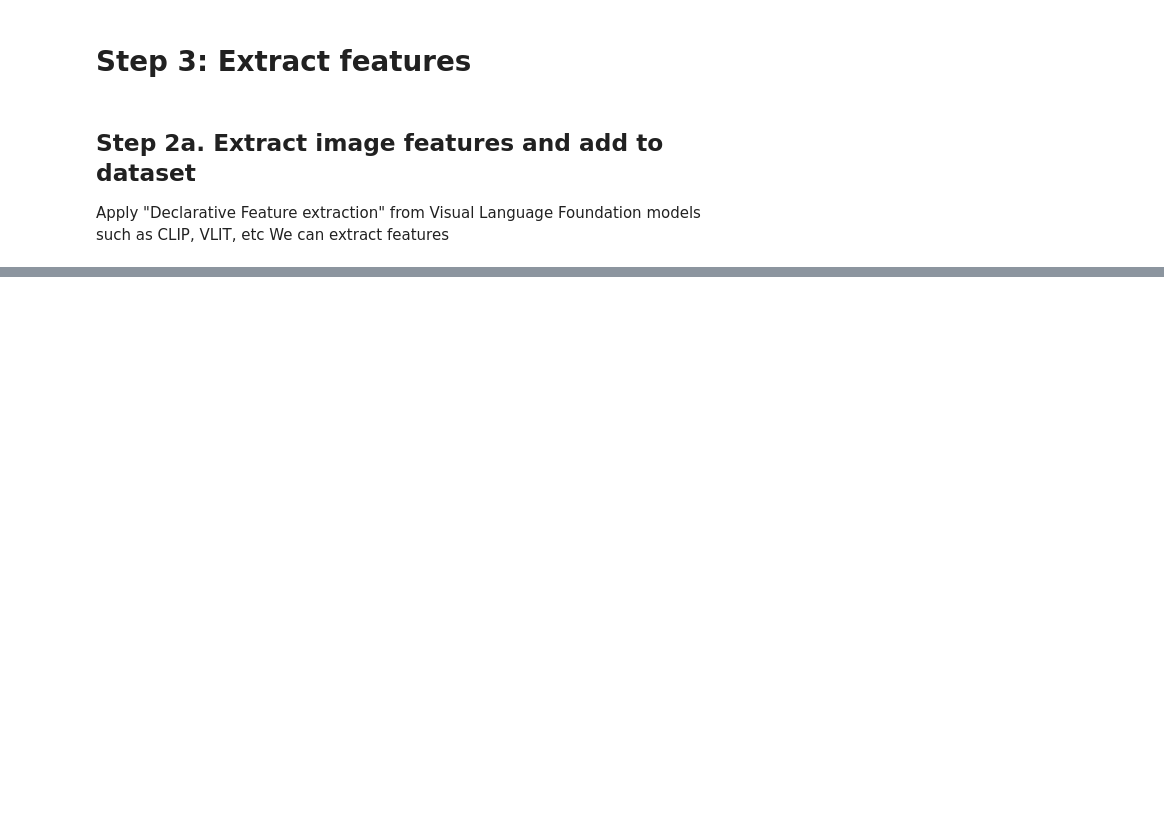
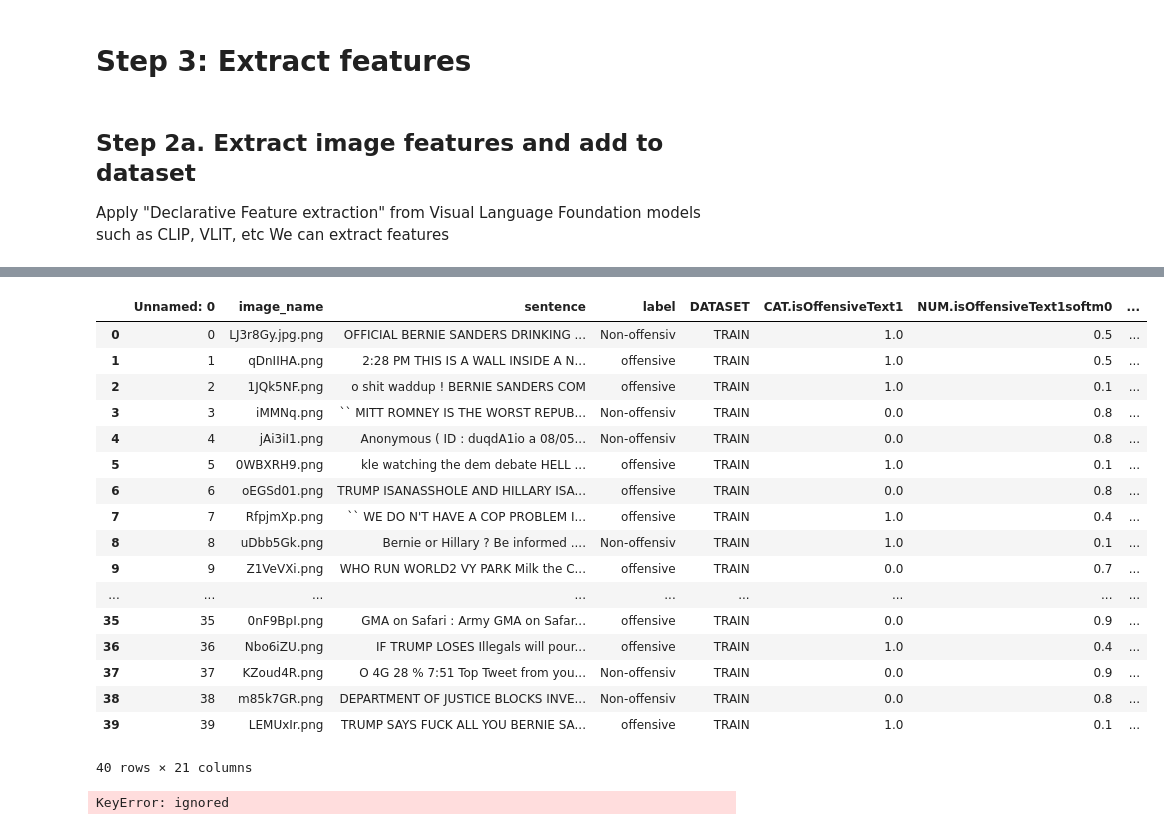
Before and after one commit to rajagopalmotivate/WiproMultiModalClassifierOffensive, a Jupyter notebook: Enduser_Declares_Active_Features_to_improve_X_Multimodal_classifer_ver_3.ipynb, the cells around one changed output, grey strips where cells are left out. Drawn from its saved outputs; the diff is of its cells as text; code cells hidden in the pictures; blank space fills up the shorter version.

```diff
--- a/Enduser_Declares_Active_Features_to_improve_X_Multimodal_classifer_ver_3.ipynb
+++ b/Enduser_Declares_Active_Features_to_improve_X_Multimodal_classifer_ver_3.ipynb
@@ -426,12 +551,31 @@ from google.colab import files
+# %%
+dfNew
+# %% [output]
+|  | Unnamed: 0 | image_name | sentence | label | DATASET | CAT.isOffensiveText1 | NUM.isOffensiveText1softm0 | ... |
+| 0 | 0 | LJ3r8Gy.jpg.png | OFFICIAL BERNIE SANDERS DRINKING ... | Non-offensiv | TRAIN | 1.0 | 0.5 | ... |
+| 1 | 1 | qDnIIHA.png | 2:28 PM THIS IS A WALL INSIDE A N... | offensive | TRAIN | 1.0 | 0.5 | ... |
+| 2 | 2 | 1JQk5NF.png | o shit waddup ! BERNIE SANDERS COM | offensive | TRAIN | 1.0 | 0.1 | ... |
+| 3 | 3 | iMMNq.png | `` MITT ROMNEY IS THE WORST REPUB... | Non-offensiv | TRAIN | 0.0 | 0.8 | ... |
+| 4 | 4 | jAi3iI1.png | Anonymous ( ID : duqdA1io a 08/05... | Non-offensiv | TRAIN | 0.0 | 0.8 | ... |
+| 5 | 5 | 0WBXRH9.png | kle watching the dem debate HELL ... | offensive | TRAIN | 1.0 | 0.1 | ... |
+| 6 | 6 | oEGSd01.png | TRUMP ISANASSHOLE AND HILLARY ISA... | offensive | TRAIN | 0.0 | 0.8 | ... |
+| 7 | 7 | RfpjmXp.png | `` WE DO N'T HAVE A COP PROBLEM I... | offensive | TRAIN | 1.0 | 0.4 | ... |
+| 8 | 8 | uDbb5Gk.png | Bernie or Hillary ? Be informed .... | Non-offensiv | TRAIN | 1.0 | 0.1 | ... |
+| 9 | 9 | Z1VeVXi.png | WHO RUN WORLD2 VY PARK Milk the C... | offensive | TRAIN | 0.0 | 0.7 | ... |
+| ... | ... | ... | ... | ... | ... | ... | ... | ... |
+| 35 | 35 | 0nF9BpI.png | GMA on Safari : Army GMA on Safar... | offensive | TRAIN | 0.0 | 0.9 | ... |
+| 36 | 36 | Nbo6iZU.png | IF TRUMP LOSES Illegals will pour... | offensive | TRAIN | 1.0 | 0.4 | ... |
+| 37 | 37 | KZoud4R.png | O 4G 28 % 7:51 Top Tweet from you... | Non-offensiv | TRAIN | 0.0 | 0.9 | ... |
+| 38 | 38 | m85k7GR.png | DEPARTMENT OF JUSTICE BLOCKS INVE... | Non-offensiv | TRAIN | 0.0 | 0.8 | ... |
+| 39 | 39 | LEMUxIr.png | TRUMP SAYS FUCK ALL YOU BERNIE SA... | offensive | TRAIN | 1.0 | 0.1 | ... |
+40 rows × 21 columns
 # %%
-train_file_path = 'processed2.csv'
-
-dfNew = pd.read_csv(train_file_path)
-
 del dfNew['Unnamed: 0']
 del dfNew['image_name']
 del dfNew['sentence']
 del dfNew['DATASET']
-del dfNew['OCR']
+#del dfNew['OCR']
+# %% [output]
+KeyError: ignored
 # %%
 !pip install autokeras
```
Also changed, not shown: parts of 80 cells of this notebook.
